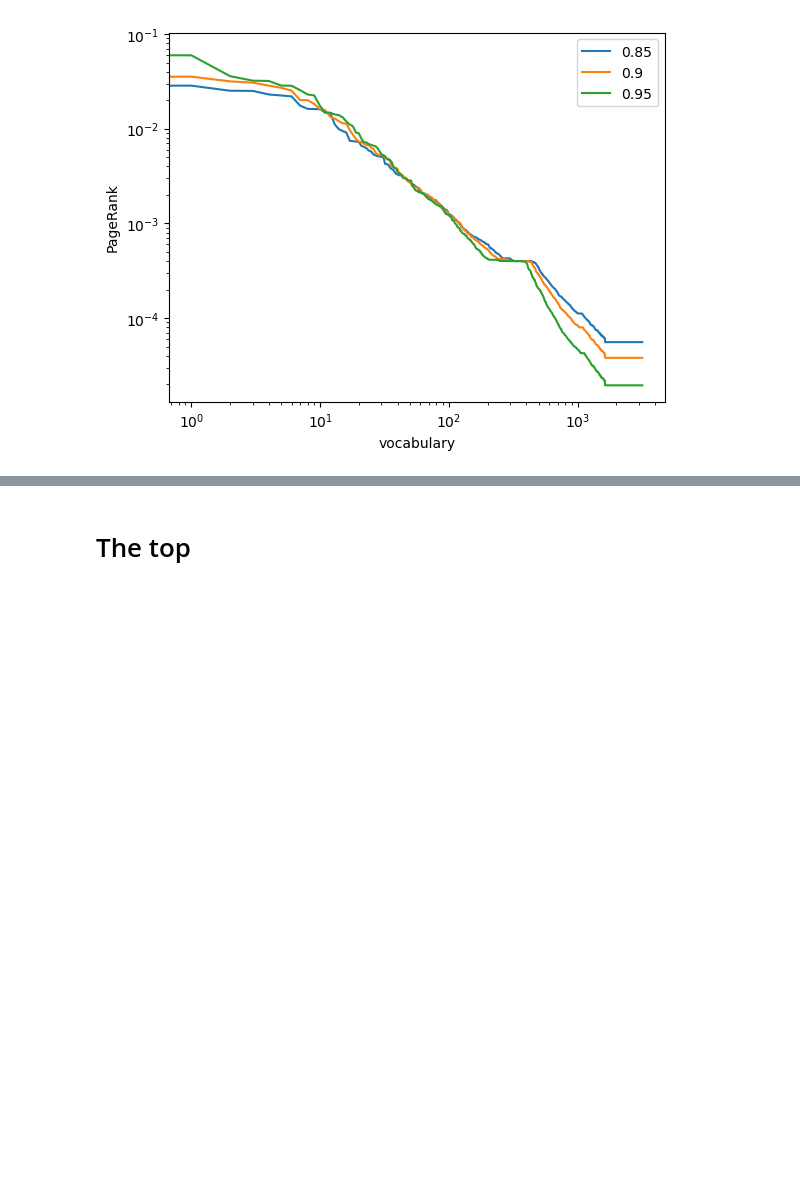
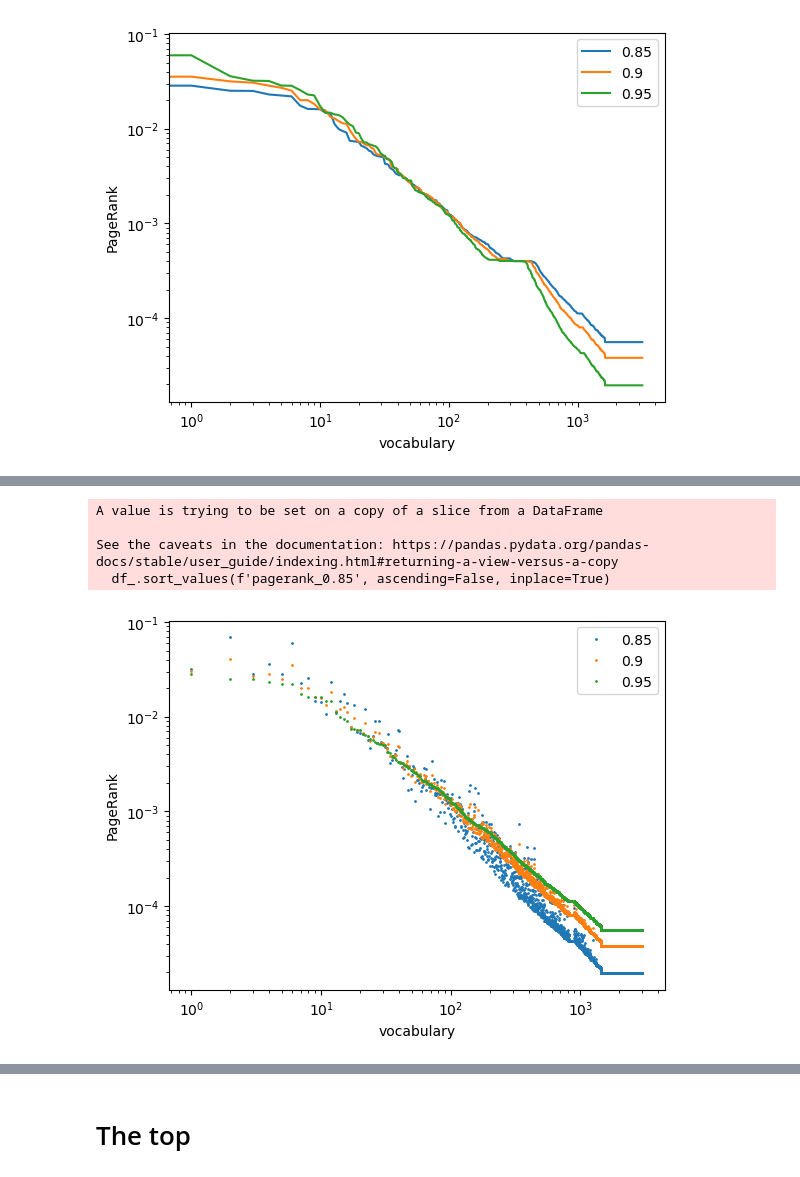
Before and after one commit to makrai/4lang-with-them-roles, a Jupyter notebook: pagerank.ipynb, the cells around one changed output, grey strips where cells are left out. Drawn from its saved outputs; the diff is of its cells as text; code cells hidden in the pictures; blank space fills up the shorter version.

```diff
--- a/pagerank.ipynb
+++ b/pagerank.ipynb
@@ -301,0 +301,19 @@ plt.savefig(f'/home/makrai/repo/paper/thesis/makrai_phd/img/pageRank-aligned.png
+# %%
+
+df_ = pageRank_df[~pageRank_df.index.str.startswith('@')]
+
+df_.sort_values(f'pagerank_0.85', ascending=False, inplace=True)
+df_[['pagerank_0.95', 'pagerank_0.9', 'pagerank_0.85']].plot(linestyle='none', marker='.',
+                                                                     ms=2)
+plt.xscale('log')
+plt.yscale('log')
+plt.legend(factors)
+plt.xlabel('vocabulary')
+plt.ylabel('PageRank')
+plt.savefig(f'/home/makrai/repo/paper/thesis/makrai_phd/img/pageRank-aligned-noencyc.png')
+# %% [output]
+A value is trying to be set on a copy of a slice from a DataFrame
+
+See the caveats in the documentation: https://pandas.pydata.org/pandas-docs/stable/user_guide/indexing.html#returning-a-view-versus-a-copy
+  df_.sort_values(f'pagerank_0.85', ascending=False, inplace=True)
+[figure, added]
```
Also changed, not shown: parts of 33 cells of this notebook.
